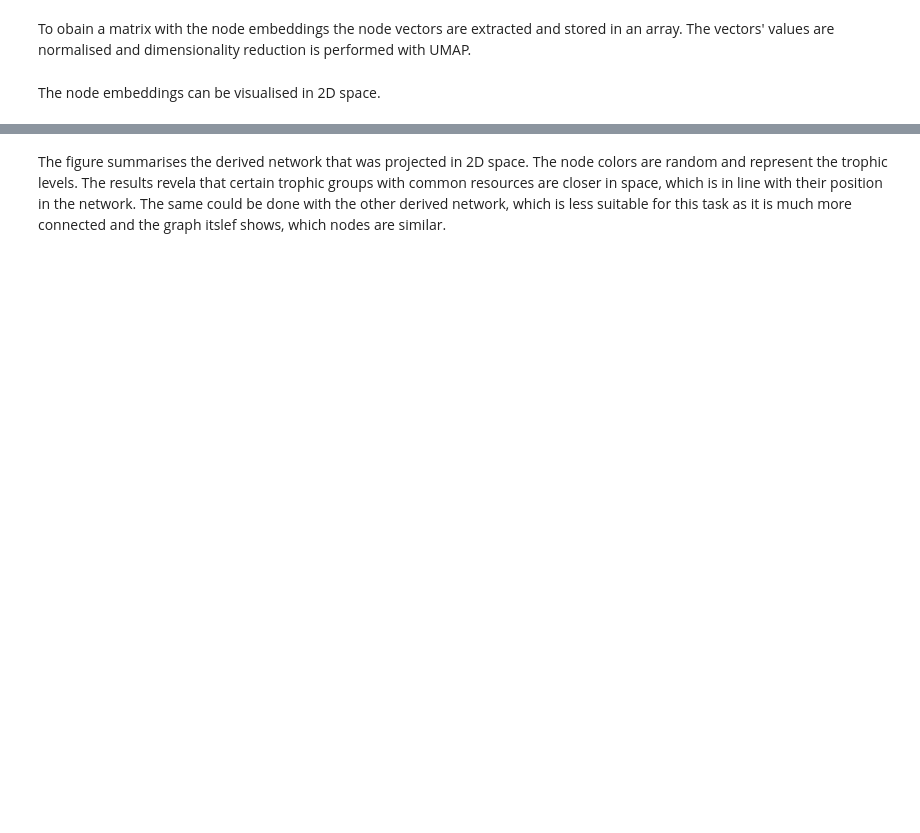
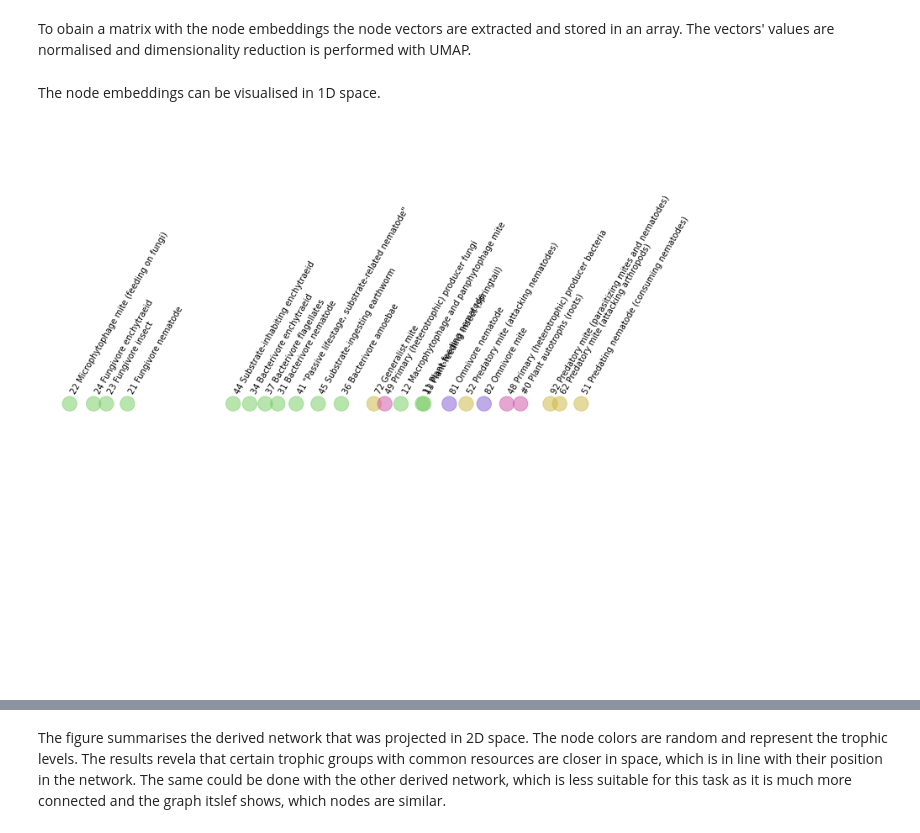
Before and after one commit to MartinMarzi/BEFANA, a Jupyter notebook: 5-machine learning.ipynb, the cells around one changed output, grey strips where cells are left out. Cells and saved outputs as stored; diff of their text form; code cells hidden in the pictures; blank space fills up the shorter version.

```diff
--- a/5-machine learning.ipynb
+++ b/5-machine learning.ipynb
@@ -62,3 +72,29 @@ reducer = umap.UMAP(random_state=123) #n_neighbors=5, min_dist=0.5, n_components
 node_embeddings_2D = reducer.fit_transform(scaled_df)
 # %% [markdown]
-The node embeddings can be visualised in 2D space.
+The node embeddings can be visualised in 1D space.
+# %%
+import textwrap
+from utils.functions import get_colors
+
+trophic_level_dict = trophic_levels.to_dict()
+
+if len(set(trophic_level_dict.values())) <= 5:
+    colors = ["#cb4da6", "#72ca5e", "#7d58cf", "#cbb53c", "#cf4f3e"]
+else:
+    colors = get_colors(len(set(trophic_level_dict.values())))
+node_colors = [colors[trophic_level_dict[node_name]] for node_name in node_names]
+
+x = node_embeddings_1D[:,0]
+y = [1] * len(x)
+
+figure = plt.figure(figsize=(12, 12))
+_ = plt.scatter(x, y, c=node_colors, marker = "o", s=300, alpha=0.5)
+_ = plt.axis('off')
+
+for i, xy in enumerate(zip(x, y)):
+    label = '\n'.join(textwrap.wrap(node_names[i], 30, break_long_words=True))
+    plt.annotate(node_names[i], (xy[0], xy[1] + 0.002), fontsize=10, rotation=60)
+
+plt.savefig('results/figures/1D_embedding.png')
+# %% [output]
+[figure, added]
```
Also changed, not shown: parts of 10 cells of this notebook, 4 other files.
